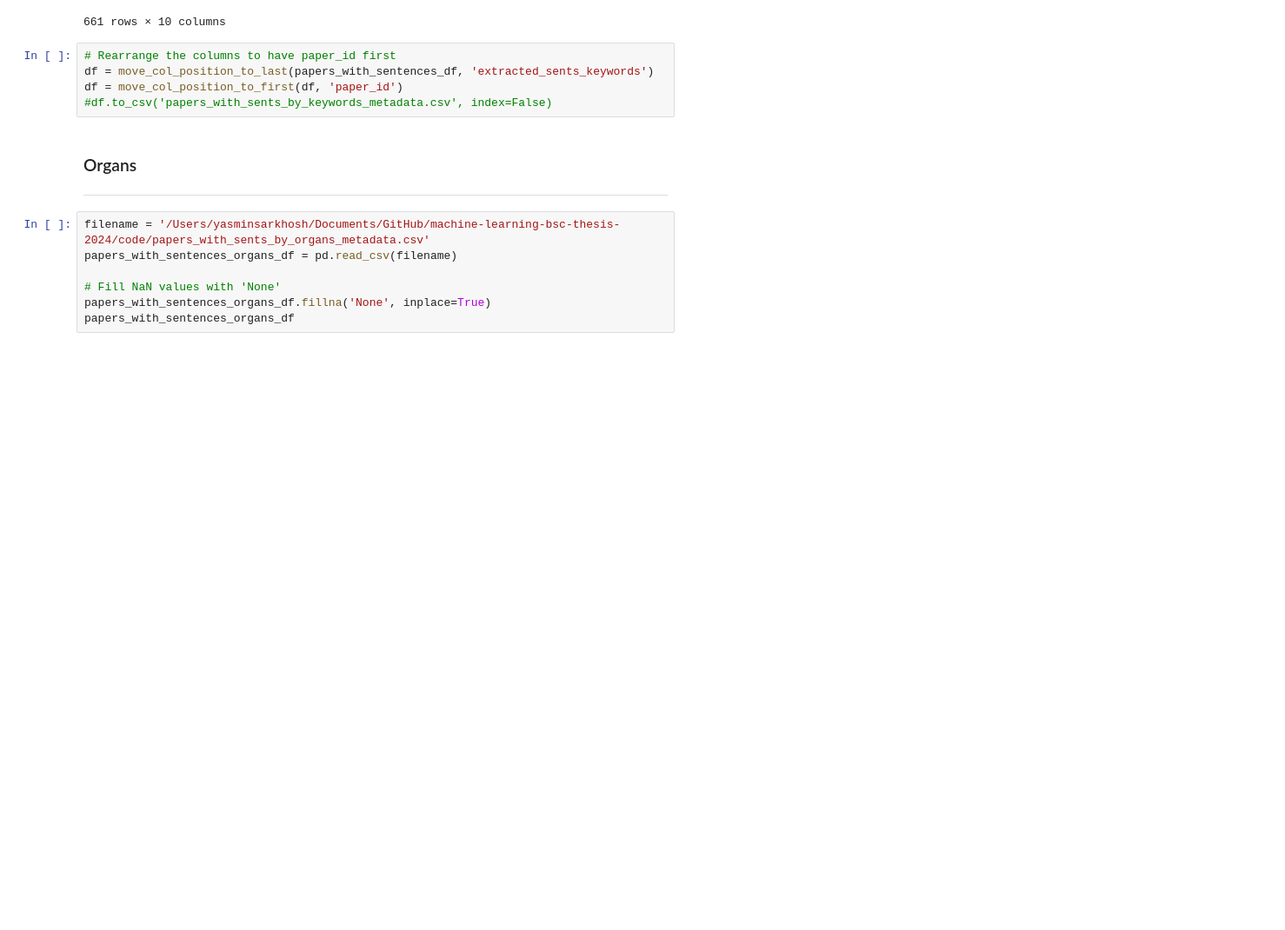
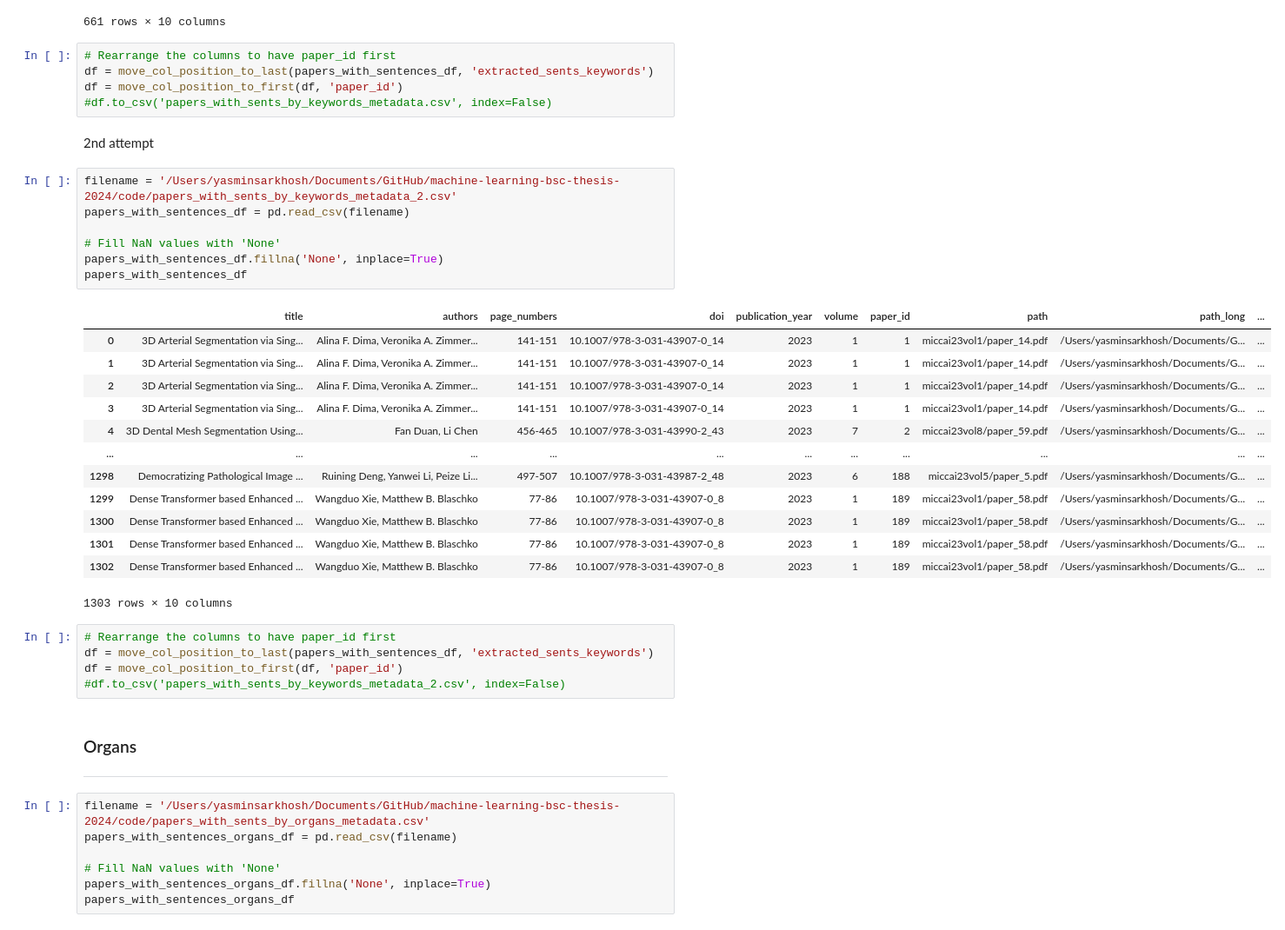
Before and after one commit to yasminsarkhosh/machine-learning-bsc-thesis-2024, a Jupyter notebook: code/data_extraction.ipynb, the cells around one changed output. Shown: that part at 87% size. Cells and saved outputs as stored; diff of their text form; blank space fills up the shorter version.

```diff
--- a/code/data_extraction.ipynb
+++ b/code/data_extraction.ipynb
@@ -535,6 +607,34 @@ papers_with_sentences_df
 df = move_col_position_to_last(papers_with_sentences_df, 'extracted_sents_keywords')
 df = move_col_position_to_first(df, 'paper_id')
 #df.to_csv('papers_with_sents_by_keywords_metadata.csv', index=False)
+# %% [markdown]
+2nd attempt
+# %%
+filename = '/Users/yasminsarkhosh/Documents/GitHub/machine-learning-bsc-thesis-2024/code/papers_with_sents_by_keywords_metadata_2.csv'
+papers_with_sentences_df = pd.read_csv(filename)
+
+# Fill NaN values with 'None'
+papers_with_sentences_df.fillna('None', inplace=True)
+papers_with_sentences_df
+# %% [output]
+|  | title | authors | page_numbers | doi | publication_year | volume | paper_id | path | path_long | ... |
+| 0 | 3D Arterial Segmentation via Sing... | Alina F. Dima, Veronika A. Zimmer... | 141-151 | 10.1007/978-3-031-43907-0_14 | 2023 | 1 | 1 | miccai23vol1/paper_14.pdf | /Users/yasminsarkhosh/Documents/G... | ... |
+| 1 | 3D Arterial Segmentation via Sing... | Alina F. Dima, Veronika A. Zimmer... | 141-151 | 10.1007/978-3-031-43907-0_14 | 2023 | 1 | 1 | miccai23vol1/paper_14.pdf | /Users/yasminsarkhosh/Documents/G... | ... |
+| 2 | 3D Arterial Segmentation via Sing... | Alina F. Dima, Veronika A. Zimmer... | 141-151 | 10.1007/978-3-031-43907-0_14 | 2023 | 1 | 1 | miccai23vol1/paper_14.pdf | /Users/yasminsarkhosh/Documents/G... | ... |
+| 3 | 3D Arterial Segmentation via Sing... | Alina F. Dima, Veronika A. Zimmer... | 141-151 | 10.1007/978-3-031-43907-0_14 | 2023 | 1 | 1 | miccai23vol1/paper_14.pdf | /Users/yasminsarkhosh/Documents/G... | ... |
+| 4 | 3D Dental Mesh Segmentation Using... | Fan Duan, Li Chen | 456-465 | 10.1007/978-3-031-43990-2_43 | 2023 | 7 | 2 | miccai23vol8/paper_59.pdf | /Users/yasminsarkhosh/Documents/G... | ... |
+| ... | ... | ... | ... | ... | ... | ... | ... | ... | ... | ... |
+| 1298 | Democratizing Pathological Image ... | Ruining Deng, Yanwei Li, Peize Li... | 497-507 | 10.1007/978-3-031-43987-2_48 | 2023 | 6 | 188 | miccai23vol5/paper_5.pdf | /Users/yasminsarkhosh/Documents/G... | ... |
+| 1299 | Dense Transformer based Enhanced ... | Wangduo Xie, Matthew B. Blaschko | 77-86 | 10.1007/978-3-031-43907-0_8 | 2023 | 1 | 189 | miccai23vol1/paper_58.pdf | /Users/yasminsarkhosh/Documents/G... | ... |
+| 1300 | Dense Transformer based Enhanced ... | Wangduo Xie, Matthew B. Blaschko | 77-86 | 10.1007/978-3-031-43907-0_8 | 2023 | 1 | 189 | miccai23vol1/paper_58.pdf | /Users/yasminsarkhosh/Documents/G... | ... |
+| 1301 | Dense Transformer based Enhanced ... | Wangduo Xie, Matthew B. Blaschko | 77-86 | 10.1007/978-3-031-43907-0_8 | 2023 | 1 | 189 | miccai23vol1/paper_58.pdf | /Users/yasminsarkhosh/Documents/G... | ... |
+| 1302 | Dense Transformer based Enhanced ... | Wangduo Xie, Matthew B. Blaschko | 77-86 | 10.1007/978-3-031-43907-0_8 | 2023 | 1 | 189 | miccai23vol1/paper_58.pdf | /Users/yasminsarkhosh/Documents/G... | ... |
+1303 rows × 10 columns
+# %%
+# Rearrange the columns to have paper_id first
+df = move_col_position_to_last(papers_with_sentences_df, 'extracted_sents_keywords')
+df = move_col_position_to_first(df, 'paper_id')
+#df.to_csv('papers_with_sents_by_keywords_metadata_2.csv', index=False)
 # %% [markdown]
 ### Organs
 ***
```
Also changed, not shown: parts of 32 cells of this notebook, 25 other files.
